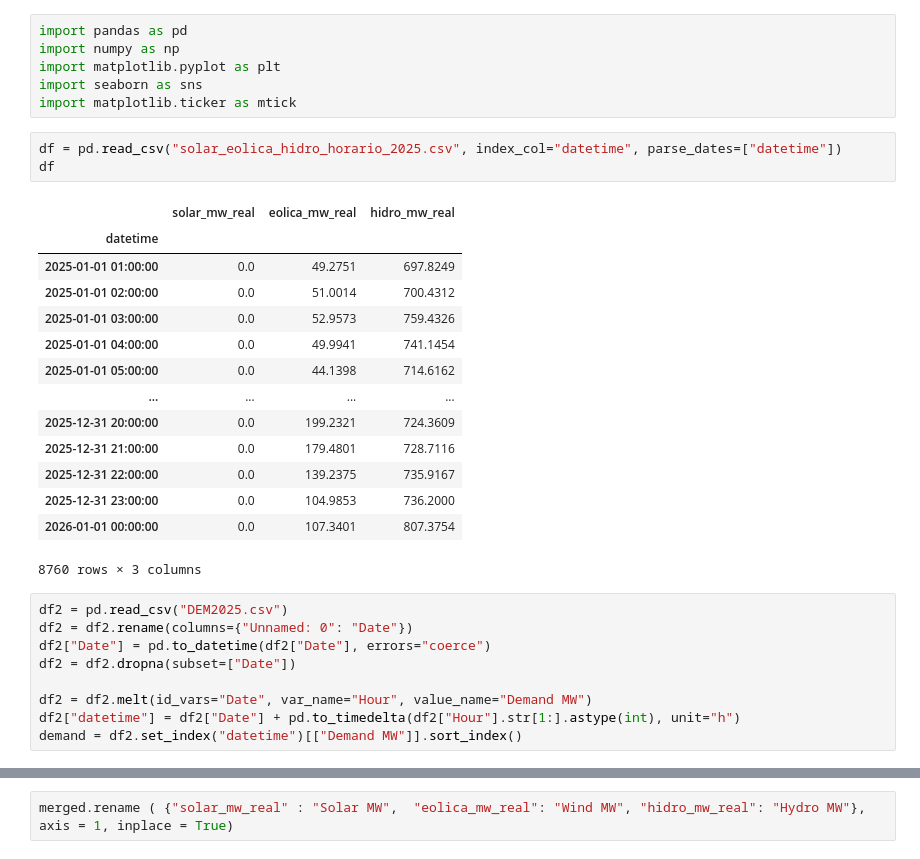
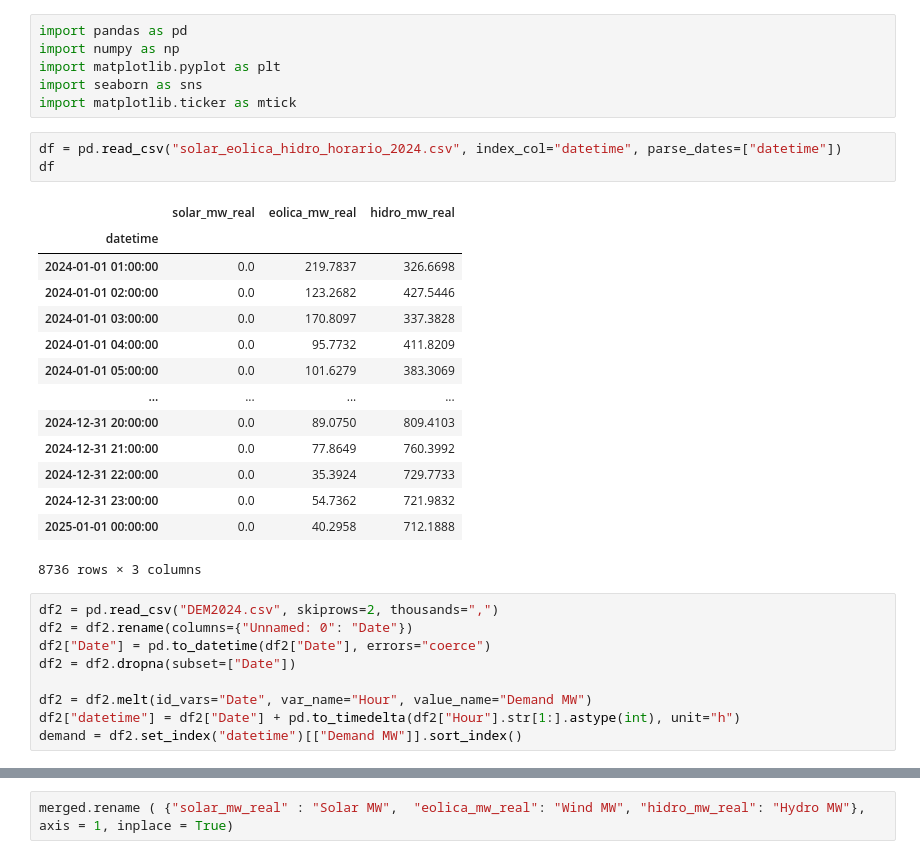
Before and after one commit to jorgeluisti07/RENEWABLE-SHARE-IN-PANAMA, a Jupyter notebook: RENEWABLES SHARE IN PANAMA.ipynb, the cells around one changed output, grey strips where cells are left out. Cells and saved outputs as stored; diff of their text form.

```diff
--- a/RENEWABLES SHARE IN PANAMA.ipynb
+++ b/RENEWABLES SHARE IN PANAMA.ipynb
@@ -5,25 +5,25 @@ import matplotlib.pyplot as plt
 import seaborn as sns
 import matplotlib.ticker as mtick
 # %%
-df = pd.read_csv("solar_eolica_hidro_horario_2025.csv", index_col="datetime", parse_dates=["datetime"])
+df = pd.read_csv("solar_eolica_hidro_horario_2024.csv", index_col="datetime", parse_dates=["datetime"])
 df
 # %% [output]
 |  | solar_mw_real | eolica_mw_real | hidro_mw_real |
 | datetime |  |  |  |
-| 2025-01-01 01:00:00 | 0.0 | 49.2751 | 697.8249 |
-| 2025-01-01 02:00:00 | 0.0 | 51.0014 | 700.4312 |
-| 2025-01-01 03:00:00 | 0.0 | 52.9573 | 759.4326 |
-| 2025-01-01 04:00:00 | 0.0 | 49.9941 | 741.1454 |
-| 2025-01-01 05:00:00 | 0.0 | 44.1398 | 714.6162 |
+| 2024-01-01 01:00:00 | 0.0 | 219.7837 | 326.6698 |
+| 2024-01-01 02:00:00 | 0.0 | 123.2682 | 427.5446 |
+| 2024-01-01 03:00:00 | 0.0 | 170.8097 | 337.3828 |
+| 2024-01-01 04:00:00 | 0.0 | 95.7732 | 411.8209 |
+| 2024-01-01 05:00:00 | 0.0 | 101.6279 | 383.3069 |
 | ... | ... | ... | ... |
-| 2025-12-31 20:00:00 | 0.0 | 199.2321 | 724.3609 |
-| 2025-12-31 21:00:00 | 0.0 | 179.4801 | 728.7116 |
-| 2025-12-31 22:00:00 | 0.0 | 139.2375 | 735.9167 |
-| 2025-12-31 23:00:00 | 0.0 | 104.9853 | 736.2000 |
-| 2026-01-01 00:00:00 | 0.0 | 107.3401 | 807.3754 |
+| 2024-12-31 20:00:00 | 0.0 | 89.0750 | 809.4103 |
+| 2024-12-31 21:00:00 | 0.0 | 77.8649 | 760.3992 |
+| 2024-12-31 22:00:00 | 0.0 | 35.3924 | 729.7733 |
+| 2024-12-31 23:00:00 | 0.0 | 54.7362 | 721.9832 |
+| 2025-01-01 00:00:00 | 0.0 | 40.2958 | 712.1888 |
-8760 rows × 3 columns
+8736 rows × 3 columns
 # %%
-df2 = pd.read_csv("DEM2025.csv")
+df2 = pd.read_csv("DEM2024.csv", skiprows=2, thousands=",")
 df2 = df2.rename(columns={"Unnamed: 0": "Date"})
 df2["Date"] = pd.to_datetime(df2["Date"], errors="coerce")
 df2 = df2.dropna(subset=["Date"])
```
Also changed, not shown: parts of 10 cells of this notebook.
